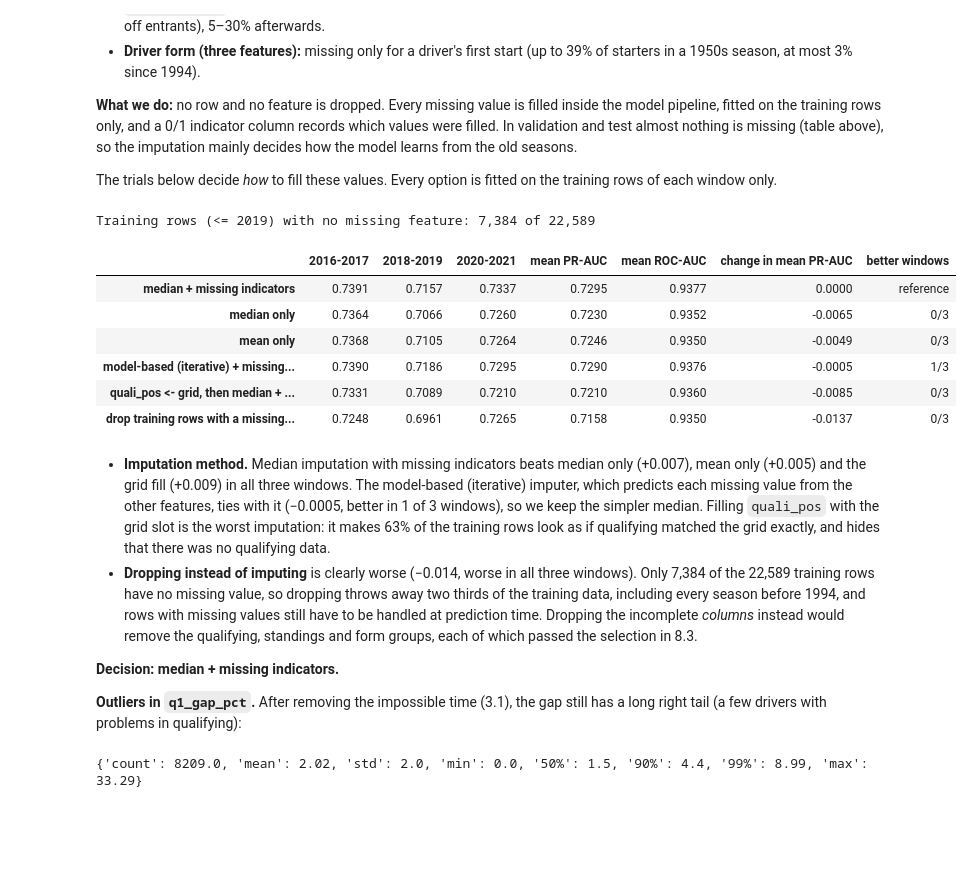
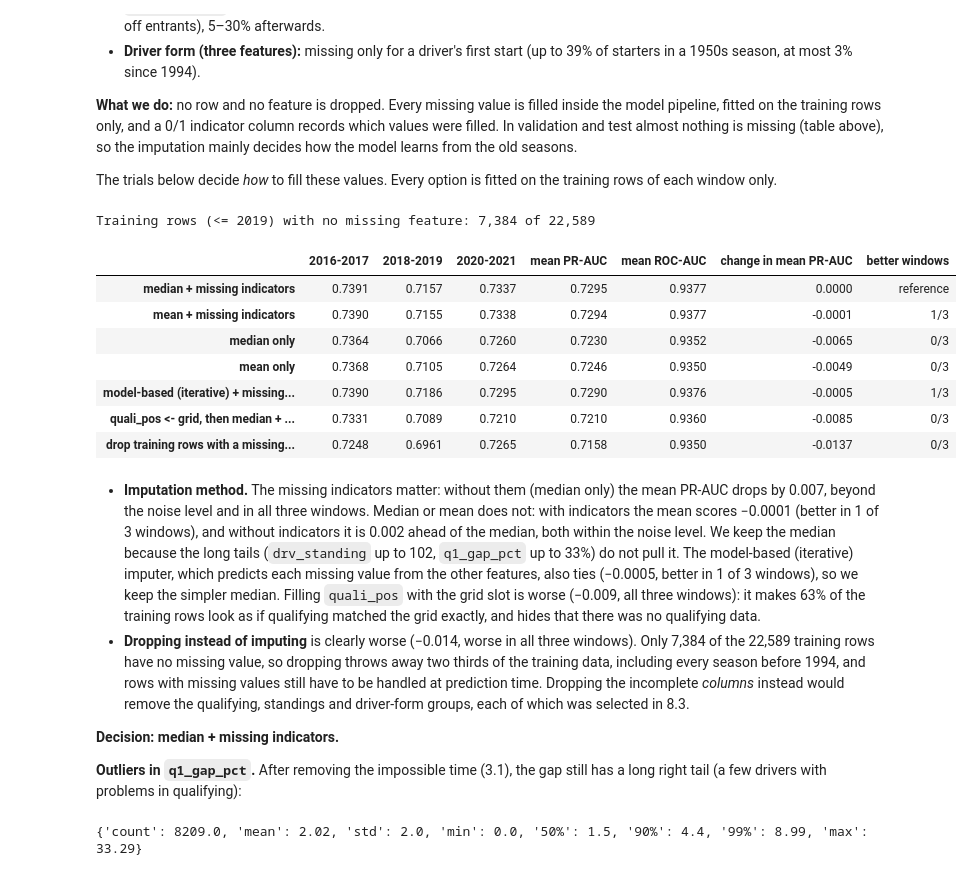
Before and after one commit to HamadaTamer/AI-Tools-Lab-F1-Project, a Jupyter notebook: F1_podium_prediction.ipynb, the cells around one changed output. Cells and saved outputs as stored; diff of their text form; code cells hidden in the pictures; blank space fills up the shorter version.

```diff
--- a/F1_podium_prediction.ipynb
+++ b/F1_podium_prediction.ipynb
@@ -342,8 +342,8 @@ for name, values in CATEGORIES.items():
     print('  ', counts.to_dict())
     prefixes = pd.Series(counts.index, index=counts.index).str.lower().str[:5]
     flagged = prefixes[prefixes.duplicated(keep=False)]
-    for _, group in flagged.groupby(flagged):
-        print('   flagged:', list(group.index))
+    for _, same_prefix in flagged.groupby(flagged):
+        print('   flagged:', list(same_prefix.index))
 # %% [output]
 drivers.nationality: 43 values
    {'American': 158, 'American-Italian': 1, 'Argentine': 24, 'Argentine-Italian': 1, 'Argentinian': 1, 'Australian': 19, 'Austrian': 15, 'Belgian': 23, 'Brazilian': 32, 'British': 166, 'Canadian': 14, ...
@@ -1339,11 +1339,11 @@ bands.columns = ['away rate', 'home rate', 'away starts', 'home starts']
 bands = bands[['home starts', 'home rate', 'away starts', 'away rate']]
 display(bands.round(3))
 
-x = np.arange(len(bands))
+band_pos = np.arange(len(bands))
 plt.figure(figsize=(9, 3.8))
-plt.bar(x - 0.2, bands['away rate'], width=0.4, label='away')
-plt.bar(x + 0.2, bands['home rate'], width=0.4, label='home')
-plt.xticks(x, bands.index)
+plt.bar(band_pos - 0.2, bands['away rate'], width=0.4, label='away')
+plt.bar(band_pos + 0.2, bands['home rate'], width=0.4, label='home')
+plt.xticks(band_pos, bands.index)
 plt.xlabel('grid band')
 plt.ylabel('podium rate')
 plt.title('Podium rate at home vs away, within the same grid band')
@@ -1887,8 +1887,8 @@ for ax, col in zip(axes.ravel(), SHOW):
         x = d.groupby(decile)[col].median()
     else:
         rate = d.groupby(col)['podium'].mean()
-        x = rate.index
-    ax.plot(x, rate.values, marker='o', ms=3)
+        x = rate.index.to_series()
+    ax.plot(x, rate.to_numpy(), marker='o', ms=3)
     ax.set_title(col)
     ax.set_ylim(0, 1)
 for ax in axes[:, 0]:
@@ -2316,36 +2316,38 @@ The trials below decide *how* to fill these values. Every option is fitted on th
 # %%
 def make_lr_with(imputer=None, scaler=None):
     # the trial logistic regression with another imputer and/or scaler ('passthrough' = no scaling)
     imputer = SimpleImputer(strategy='median', add_indicator=True) if imputer is None else imputer
     scaler = StandardScaler() if scaler is None else scaler
     return lambda: make_pipeline(imputer, scaler, LogisticRegression(max_iter=2000))
 
 
 domain = features.copy()
 domain['quali_pos'] = domain['quali_pos'].fillna(domain['grid_pos'])   # no qualifying row: use the grid slot
 complete_rows = features.dropna(subset=SELECTED)
 print(f'Training rows (<= 2019) with no missing feature: {complete_rows["year"].le(2019).sum():,} of {features["year"].le(2019).sum():,}')
 compare({
     'median + missing indicators': score_windows(features, SELECTED, make_lr),
+    'mean + missing indicators': score_windows(features, SELECTED, make_lr_with(SimpleImputer(strategy='mean', add_indicator=True))),
     'median only': score_windows(features, SELECTED, make_lr_with(SimpleImputer(strategy='median'))),
     'mean only': score_windows(features, SELECTED, make_lr_with(SimpleImputer(strategy='mean'))),
     'model-based (iterative) + missing indicators': score_windows(
         features, SELECTED, make_lr_with(IterativeImputer(add_indicator=True, max_iter=30, random_state=SEED))),
     'quali_pos <- grid, then median + indicators': score_windows(domain, SELECTED, make_lr),
     'drop training rows with a missing value': score_windows(complete_rows, SELECTED, eval_data=features),
 })
 # %% [output]
 Training rows (<= 2019) with no missing feature: 7,384 of 22,589
 |  | 2016-2017 | 2018-2019 | 2020-2021 | mean PR-AUC | mean ROC-AUC | change in mean PR-AUC | better windows |
 | median + missing indicators | 0.7391 | 0.7157 | 0.7337 | 0.7295 | 0.9377 | 0.0000 | reference |
+| mean + missing indicators | 0.7390 | 0.7155 | 0.7338 | 0.7294 | 0.9377 | -0.0001 | 1/3 |
 | median only | 0.7364 | 0.7066 | 0.7260 | 0.7230 | 0.9352 | -0.0065 | 0/3 |
 | mean only | 0.7368 | 0.7105 | 0.7264 | 0.7246 | 0.9350 | -0.0049 | 0/3 |
 | model-based (iterative) + missing... | 0.7390 | 0.7186 | 0.7295 | 0.7290 | 0.9376 | -0.0005 | 1/3 |
 | quali_pos <- grid, then median + ... | 0.7331 | 0.7089 | 0.7210 | 0.7210 | 0.9360 | -0.0085 | 0/3 |
 | drop training rows with a missing... | 0.7248 | 0.6961 | 0.7265 | 0.7158 | 0.9350 | -0.0137 | 0/3 |
 # %% [markdown]
-- **Imputation method.** Median imputation with missing indicators beats median only (+0.007), mean only (+0.005) and the grid fill (+0.009) in all three windows. The model-based (iterative) imputer, which predicts each missing value from the other features, ties with it (−0.0005, better in 1 of 3 windows), so we keep the simpler median. Filling `quali_pos` with the grid slot is the worst imputation: it makes 63% of the training rows look as if qualifying matched the grid exactly, and hides that there was no qualifying data.
-- **Dropping instead of imputing** is clearly worse (−0.014, worse in all three windows). Only 7,384 of the 22,589 training rows have no missing value, so dropping throws away two thirds of the training data, including every season before 1994, and rows with missing values still have to be handled at prediction time. Dropping the incomplete *columns* instead would remove the qualifying, standings and form groups, each of which passed the selection in 8.3.
+- **Imputation method.** The missing indicators matter: without them (median only) the mean PR-AUC drops by 0.007, beyond the noise level and in all three windows. Median or mean does not: with indicators the mean scores −0.0001 (better in 1 of 3 windows), and without indicators it is 0.002 ahead of the median, both within the noise level. We keep the median because the long tails (`drv_standing` up to 102, `q1_gap_pct` up to 33%) do not pull it. The model-based (iterative) imputer, which predicts each missing value from the other features, also ties (−0.0005, better in 1 of 3 windows), so we keep the simpler median. Filling `quali_pos` with the grid slot is worse (−0.009, all three windows): it makes 63% of the training rows look as if qualifying matched the grid exactly, and hides that there was no qualifying data.
+- **Dropping instead of imputing** is clearly worse (−0.014, worse in all three windows). Only 7,384 of the 22,589 training rows have no missing value, so dropping throws away two thirds of the training data, including every season before 1994, and rows with missing values still have to be handled at prediction time. Dropping the incomplete *columns* instead would remove the qualifying, standings and driver-form groups, each of which was selected in 8.3.
 
 **Decision: median + missing indicators.**
 
```
Also changed, not shown: parts of 11 cells of this notebook, 3 other files.
